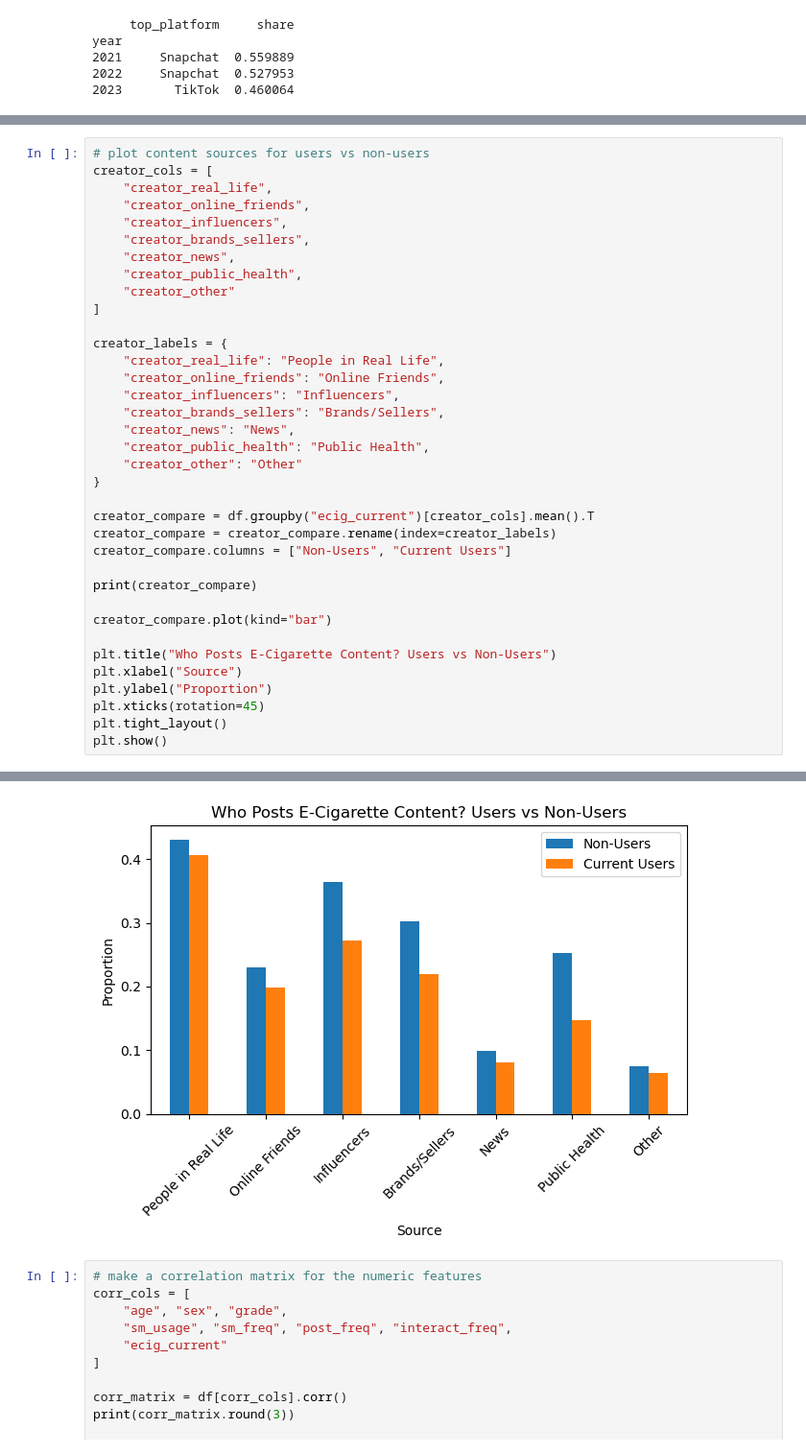
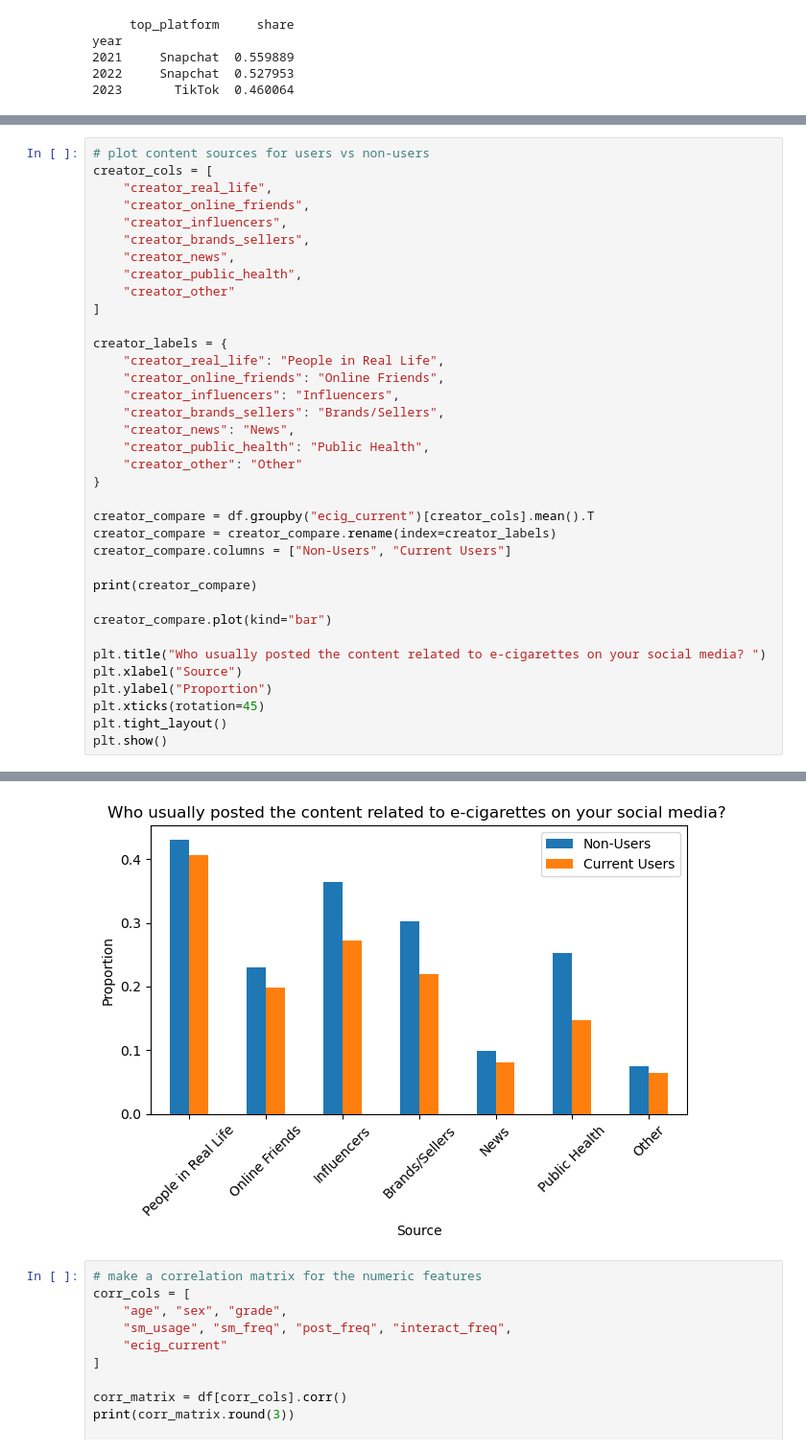
Before and after one commit to bberlinger13/ds4420-youth-vaping-analysis-project, a Jupyter notebook: python/EDA.ipynb, the cells around one changed output, grey strips where cells are left out. Shown at 96% size. Cells and saved outputs as stored; diff of their text form.

```diff
--- a/python/EDA.ipynb
+++ b/python/EDA.ipynb
@@ -225,35 +203,35 @@ creator_labels = {
     "creator_online_friends": "Online Friends",
     "creator_influencers": "Influencers",
     "creator_brands_sellers": "Brands/Sellers",
     "creator_news": "News",
     "creator_public_health": "Public Health",
     "creator_other": "Other"
 }
 
 creator_compare = df.groupby("ecig_current")[creator_cols].mean().T
 creator_compare = creator_compare.rename(index=creator_labels)
 creator_compare.columns = ["Non-Users", "Current Users"]
 
 print(creator_compare)
 
 creator_compare.plot(kind="bar")
 
-plt.title("Who Posts E-Cigarette Content? Users vs Non-Users")
+plt.title("Who usually posted the content related to e-cigarettes on your social media? ")
 plt.xlabel("Source")
 plt.ylabel("Proportion")
 plt.xticks(rotation=45)
 plt.tight_layout()
 plt.show()
 # %% [output]
                      Non-Users  Current Users
 People in Real Life   0.430729       0.405647
 Online Friends        0.230032       0.198001
 Influencers           0.364072       0.272536
 Brands/Sellers        0.302207       0.220098
 News                  0.099477       0.080673
 Public Health         0.252396       0.147843
 Other                 0.075516       0.064013
-[figure, old version]
+[figure, new version]
 # %%
 # make a correlation matrix for the numeric features
 corr_cols = [
```
Also changed, not shown: parts of 7 cells of this notebook.
